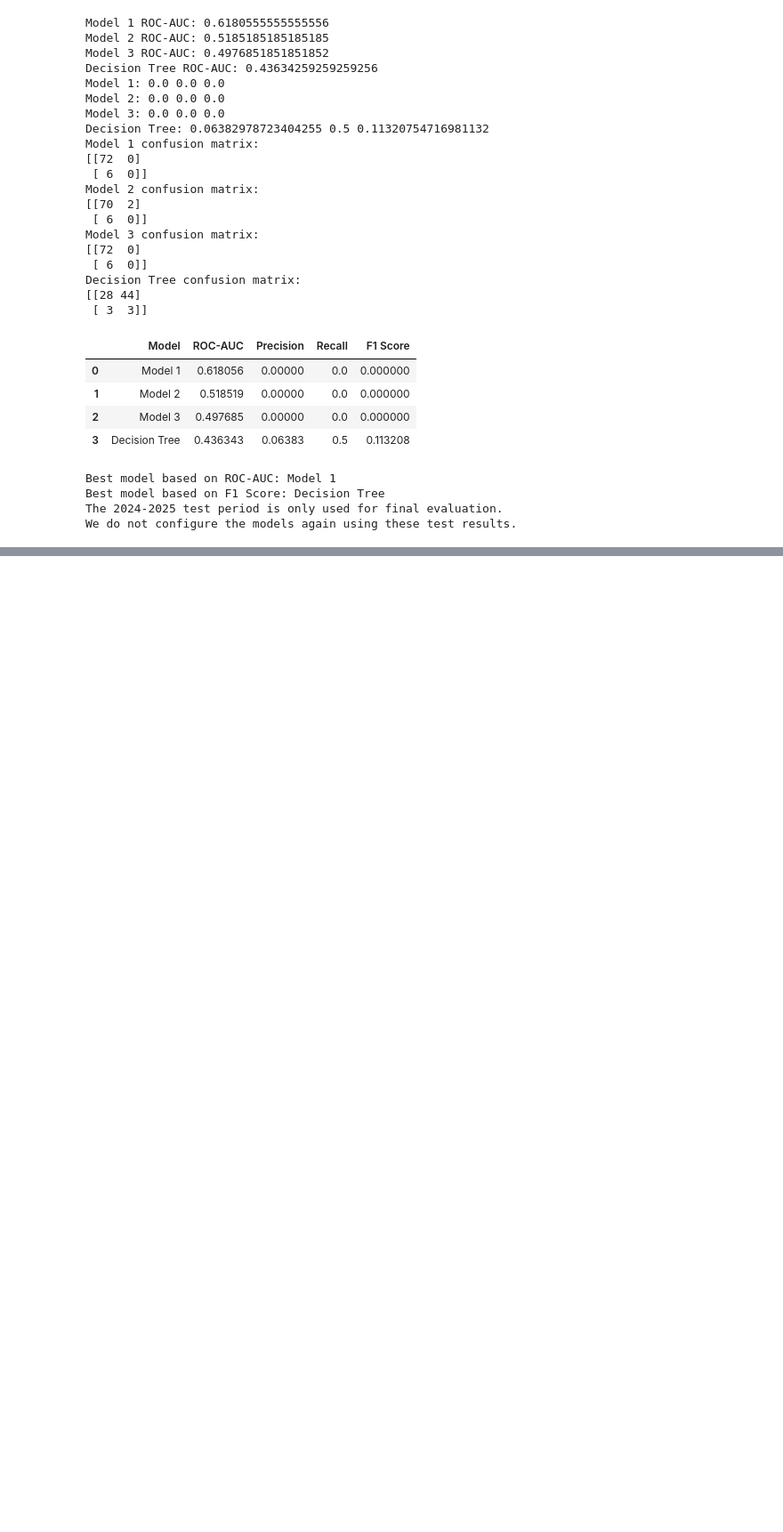
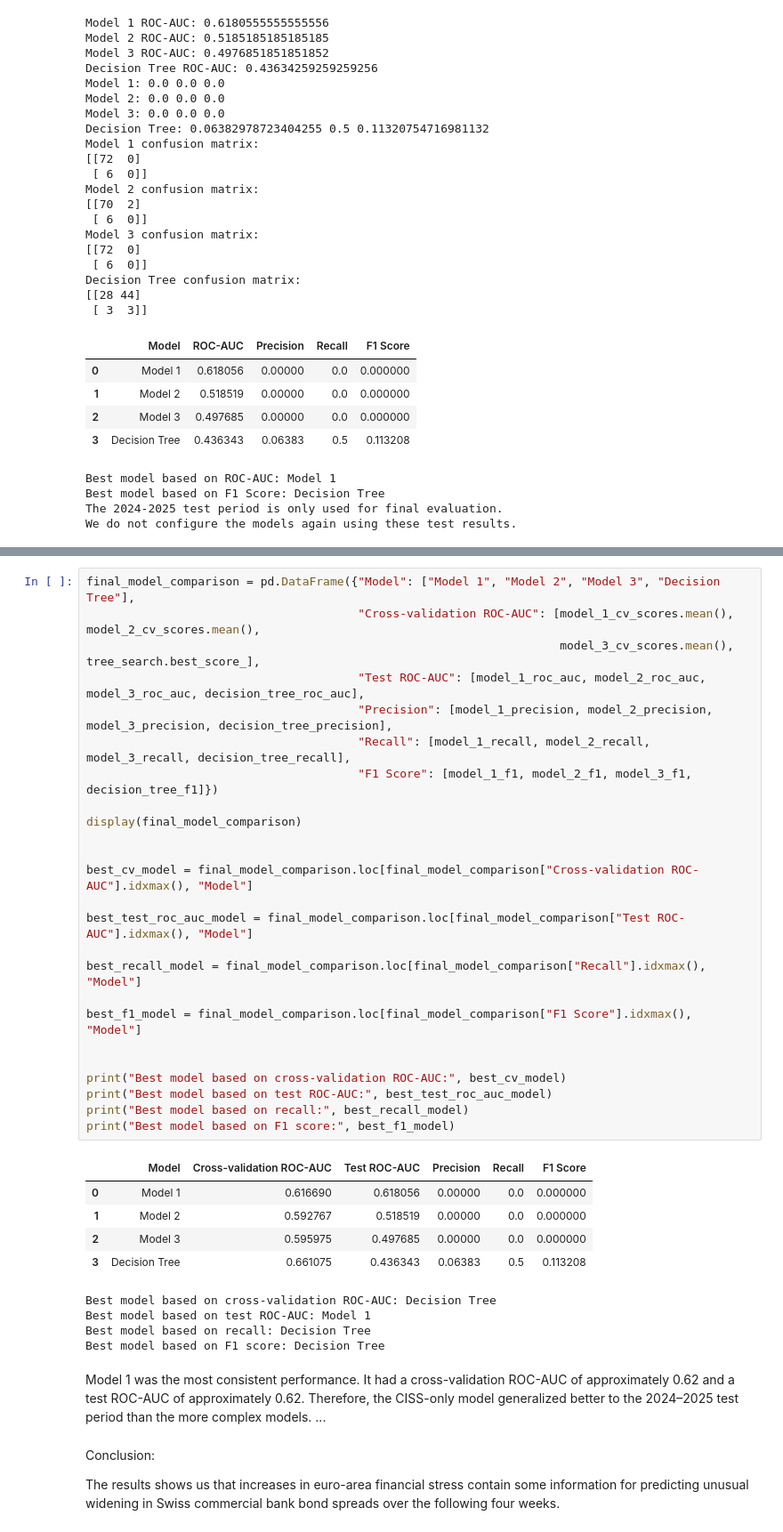
Before and after one commit to philippebvilliger/swiss-bank-risk-project, a Jupyter notebook: code/05_model.ipynb, the cells around one changed output, grey strips where cells are left out. Shown at 89% size. Cells and saved outputs as stored; diff of their text form; blank space fills up the shorter version.

Commit message:
Finished the model file

```diff
--- a/code/05_model.ipynb
+++ b/code/05_model.ipynb
@@ -611,0 +703,42 @@ We do not configure the models again using these test results.
+# %%
+final_model_comparison = pd.DataFrame({"Model": ["Model 1", "Model 2", "Model 3", "Decision Tree"],
+                                       "Cross-validation ROC-AUC": [model_1_cv_scores.mean(), model_2_cv_scores.mean(),
+                                                                    model_3_cv_scores.mean(), tree_search.best_score_],
+                                       "Test ROC-AUC": [model_1_roc_auc, model_2_roc_auc, model_3_roc_auc, decision_tree_roc_auc],
+                                       "Precision": [model_1_precision, model_2_precision, model_3_precision, decision_tree_precision],
+                                       "Recall": [model_1_recall, model_2_recall, model_3_recall, decision_tree_recall],
+                                       "F1 Score": [model_1_f1, model_2_f1, model_3_f1, decision_tree_f1]})
+
+display(final_model_comparison)
+
+
+best_cv_model = final_model_comparison.loc[final_model_comparison["Cross-validation ROC-AUC"].idxmax(), "Model"]
+
+best_test_roc_auc_model = final_model_comparison.loc[final_model_comparison["Test ROC-AUC"].idxmax(), "Model"]
+
+best_recall_model = final_model_comparison.loc[final_model_comparison["Recall"].idxmax(), "Model"]
+
+best_f1_model = final_model_comparison.loc[final_model_comparison["F1 Score"].idxmax(), "Model"]
+
+
+print("Best model based on cross-validation ROC-AUC:", best_cv_model)
+print("Best model based on test ROC-AUC:", best_test_roc_auc_model)
+print("Best model based on recall:", best_recall_model)
+print("Best model based on F1 score:", best_f1_model)
+# %% [output]
+|  | Model | Cross-validation ROC-AUC | Test ROC-AUC | Precision | Recall | F1 Score |
+| 0 | Model 1 | 0.616690 | 0.618056 | 0.00000 | 0.0 | 0.000000 |
+| 1 | Model 2 | 0.592767 | 0.518519 | 0.00000 | 0.0 | 0.000000 |
+| 2 | Model 3 | 0.595975 | 0.497685 | 0.00000 | 0.0 | 0.000000 |
+| 3 | Decision Tree | 0.661075 | 0.436343 | 0.06383 | 0.5 | 0.113208 |
+Best model based on cross-validation ROC-AUC: Decision Tree
+Best model based on test ROC-AUC: Model 1
+Best model based on recall: Decision Tree
+Best model based on F1 score: Decision Tree
+# %% [markdown]
+Model 1 was the most consistent performance. It had a cross-validation ROC-AUC of approximately 0.62 and a test ROC-AUC of approximately 0.62. Therefore, the CISS-only model generalized better to the 2024–2025 test period than the more complex models.
+...
+# %% [markdown]
+Conclusion:
+
+The results shows us that increases in euro-area financial stress contain some information for predicting unusual widening in Swiss commercial bank bond spreads over the following four weeks.
```
Also changed, not shown: parts of 1 cell of this notebook.
